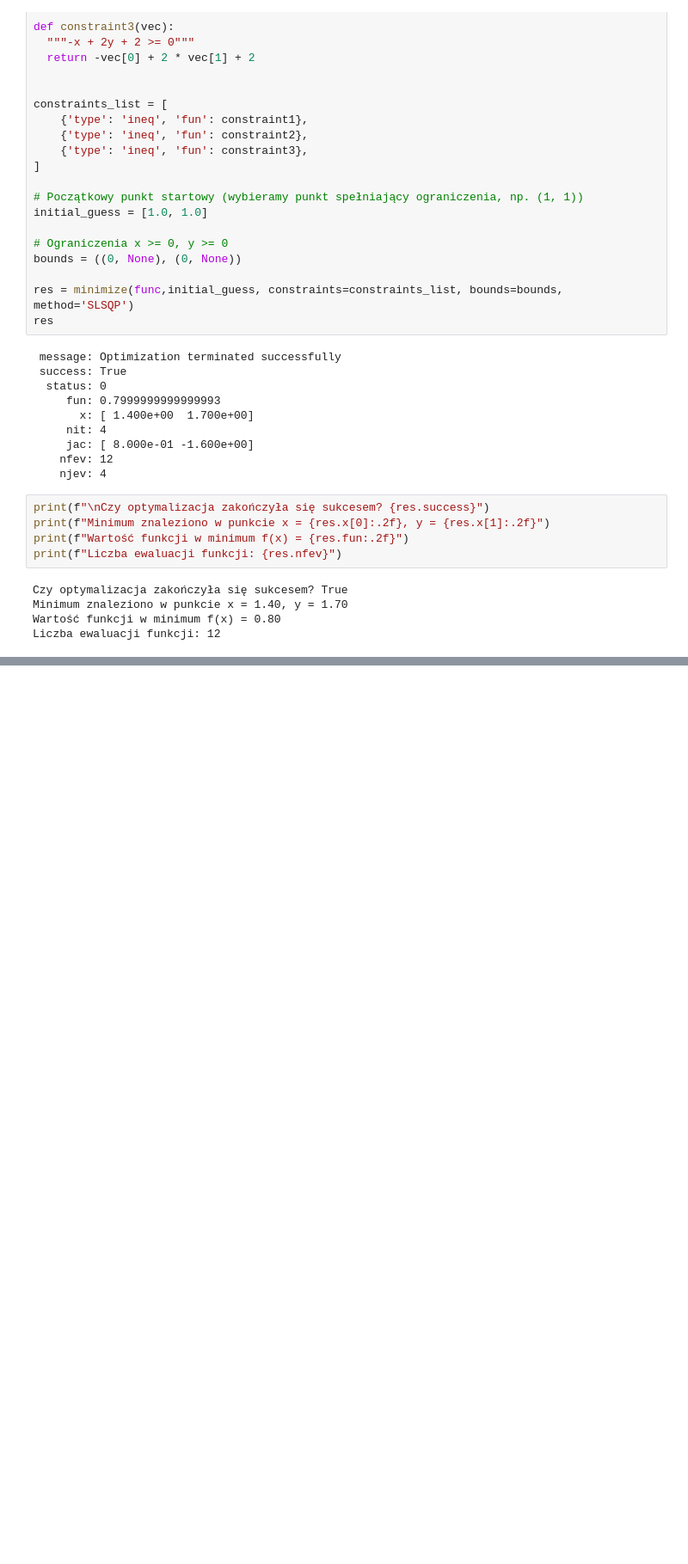
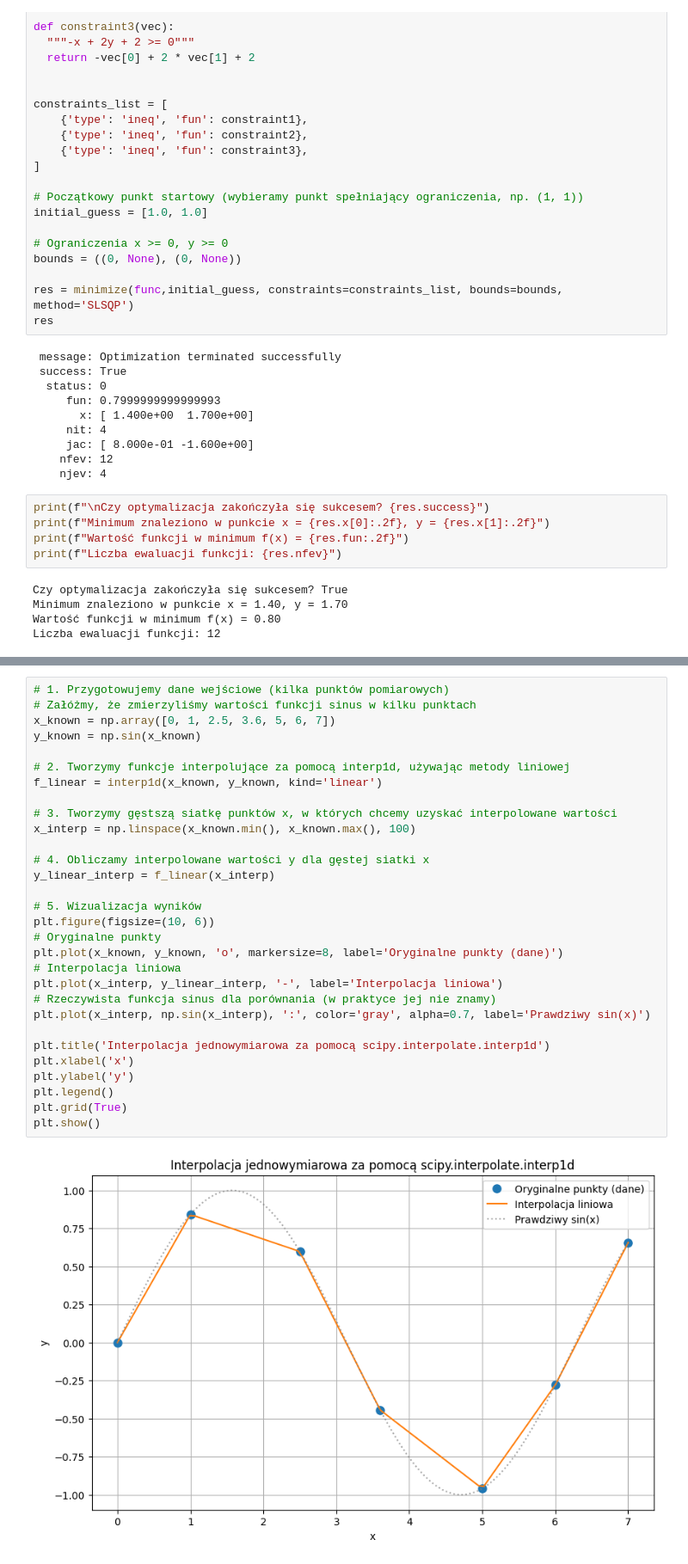
Before and after one commit to Haans001/scipy-prezentacja, a Jupyter notebook: index.ipynb, the cells around one changed output, grey strips where cells are left out. Shown: that part at 86% size. Cells and saved outputs as stored; diff of their text form; blank space fills up the shorter version.

```diff
--- a/index.ipynb
+++ b/index.ipynb
@@ -167,0 +224,32 @@ Liczba ewaluacji funkcji: 12
+# %%
+# 1. Przygotowujemy dane wejściowe (kilka punktów pomiarowych)
+# Załóżmy, że zmierzyliśmy wartości funkcji sinus w kilku punktach
+x_known = np.array([0, 1, 2.5, 3.6, 5, 6, 7])
+y_known = np.sin(x_known)
+
+# 2. Tworzymy funkcje interpolujące za pomocą interp1d, używając metody liniowej
+f_linear = interp1d(x_known, y_known, kind='linear')
+
+# 3. Tworzymy gęstszą siatkę punktów x, w których chcemy uzyskać interpolowane wartości
+x_interp = np.linspace(x_known.min(), x_known.max(), 100)
+
+# 4. Obliczamy interpolowane wartości y dla gęstej siatki x
+y_linear_interp = f_linear(x_interp)
+
+# 5. Wizualizacja wyników
+plt.figure(figsize=(10, 6))
+# Oryginalne punkty
+plt.plot(x_known, y_known, 'o', markersize=8, label='Oryginalne punkty (dane)')
+# Interpolacja liniowa
+plt.plot(x_interp, y_linear_interp, '-', label='Interpolacja liniowa')
+# Rzeczywista funkcja sinus dla porównania (w praktyce jej nie znamy)
+plt.plot(x_interp, np.sin(x_interp), ':', color='gray', alpha=0.7, label='Prawdziwy sin(x)')
+
+plt.title('Interpolacja jednowymiarowa za pomocą scipy.interpolate.interp1d')
+plt.xlabel('x')
+plt.ylabel('y')
+plt.legend()
+plt.grid(True)
+plt.show()
+# %% [output]
+[figure, added]
```
Also changed, not shown: parts of 16 cells of this notebook.
